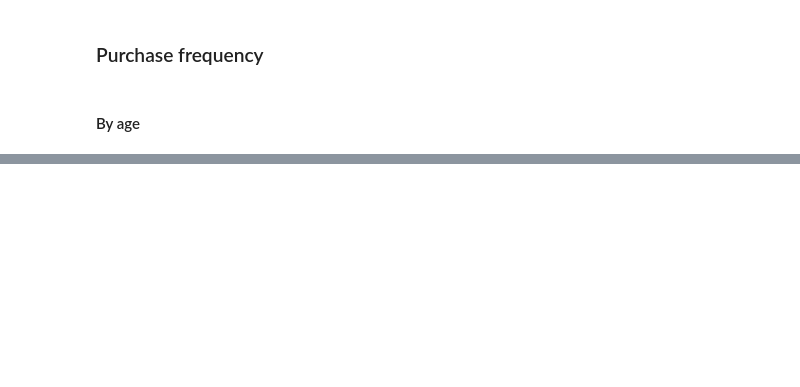
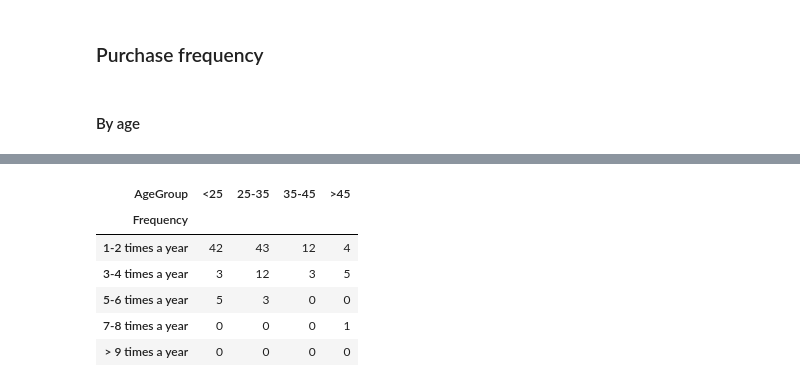
Before and after one commit to mksoc/thesis_data_analysis, a Jupyter notebook: src/survey_analysis.ipynb, the cells around one changed output, grey strips where cells are left out. Cells and saved outputs as stored; diff of their text form; code cells hidden in the pictures; blank space fills up the shorter version.

```diff
--- a/src/survey_analysis.ipynb
+++ b/src/survey_analysis.ipynb
@@ -586,0 +614,10 @@ pcfg.heatmap(by_age, 'res02_frequency_01_age', xlabel='Age', ylabel='Purchase fr
+# %%
+pd.crosstab(df['Frequency'], df['AgeGroup'], normalize='columns', dropna=False)
+# %% [output]
+| AgeGroup | <25 | 25-35 | 35-45 | >45 |
+| Frequency |  |  |  |  |
+| 1-2 times a year | 42 | 43 | 12 | 4 |
+| 3-4 times a year | 3 | 12 | 3 | 5 |
+| 5-6 times a year | 5 | 3 | 0 | 0 |
+| 7-8 times a year | 0 | 0 | 0 | 1 |
+| > 9 times a year | 0 | 0 | 0 | 0 |
```
Also changed, not shown: parts of 6 cells of this notebook, 1 other file.
